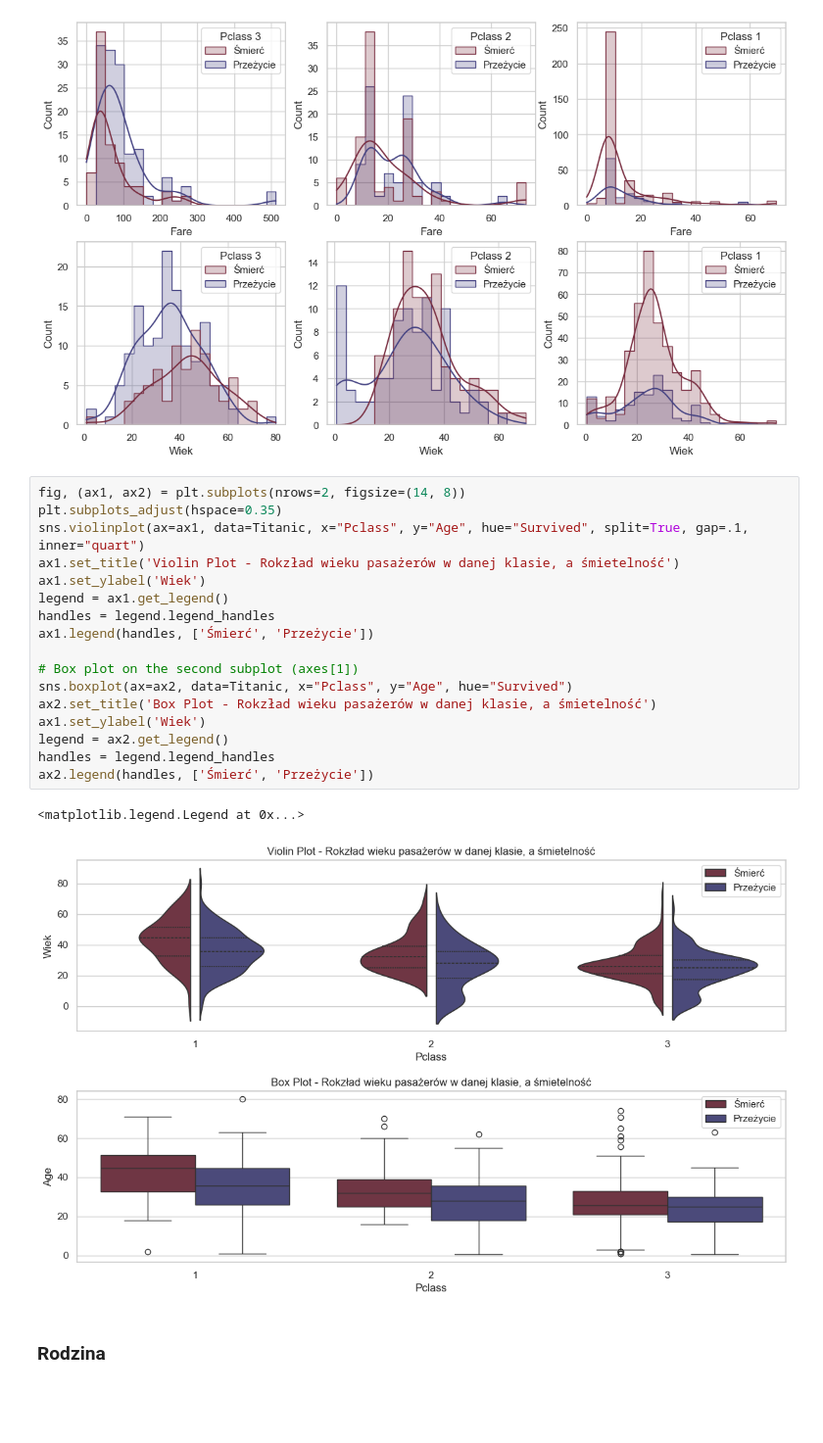
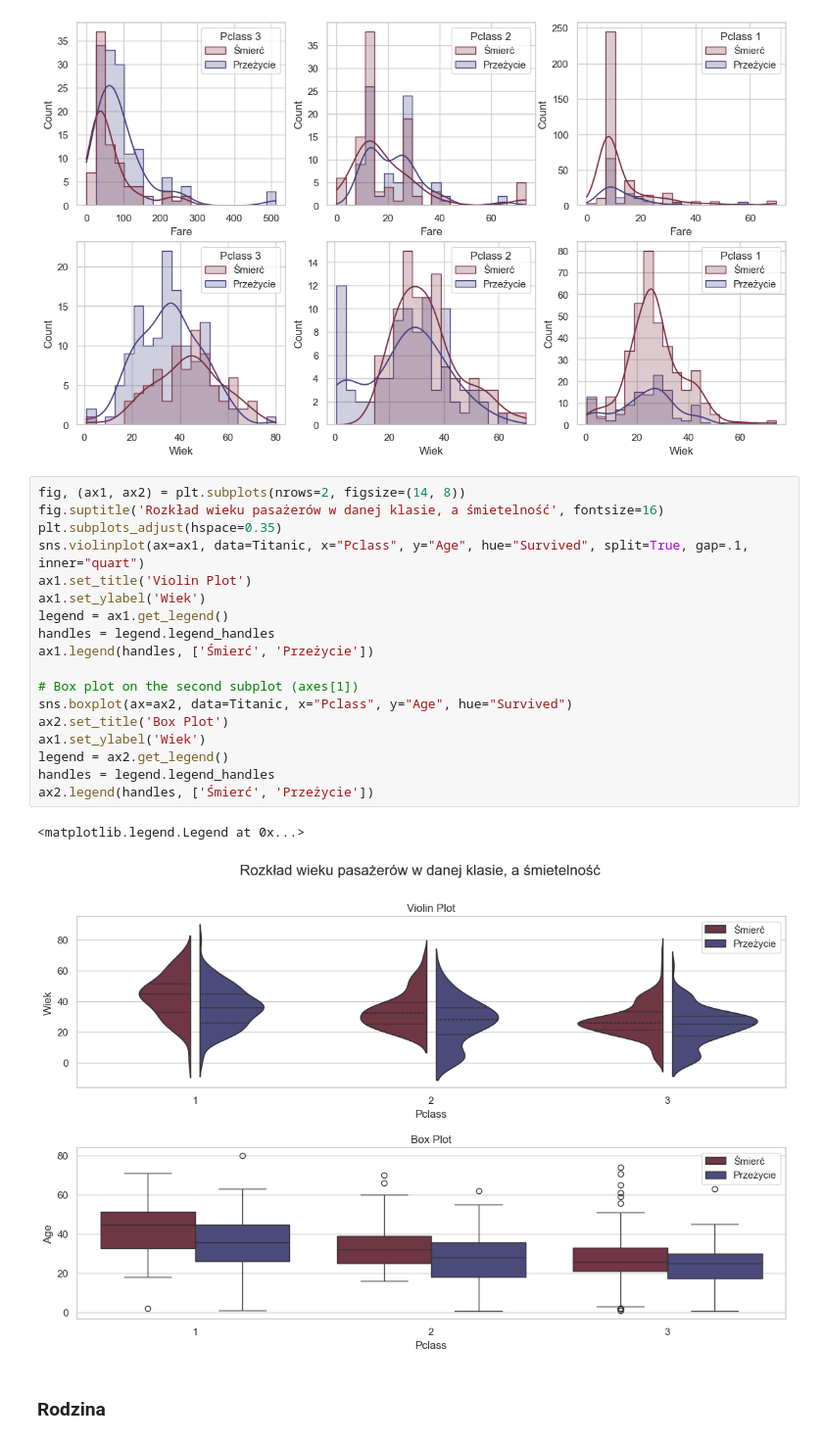
Before and after one commit to Dominik-Sidorczuk/Dominik-Projects, a Jupyter notebook: Titanic/Titanic.ipynb, the cells around one changed output. Shown at 98% size. Saved outputs shown, nothing was run; the diff lists cells and outputs as text; blank space fills up the shorter version.

```diff
--- a/Titanic/Titanic.ipynb
+++ b/Titanic/Titanic.ipynb
@@ -456,24 +456,25 @@ for i in range(3):
 [figure]
 # %%
 fig, (ax1, ax2) = plt.subplots(nrows=2, figsize=(14, 8))
+fig.suptitle('Rozkład wieku pasażerów w danej klasie, a śmietelność', fontsize=16)
 plt.subplots_adjust(hspace=0.35)
 sns.violinplot(ax=ax1, data=Titanic, x="Pclass", y="Age", hue="Survived", split=True, gap=.1, inner="quart")
-ax1.set_title('Violin Plot - Rokzład wieku pasażerów w danej klasie, a śmietelność')
+ax1.set_title('Violin Plot')
 ax1.set_ylabel('Wiek')
 legend = ax1.get_legend()
 handles = legend.legend_handles
 ax1.legend(handles, ['Śmierć', 'Przeżycie'])
 
 # Box plot on the second subplot (axes[1])
 sns.boxplot(ax=ax2, data=Titanic, x="Pclass", y="Age", hue="Survived")
-ax2.set_title('Box Plot - Rokzład wieku pasażerów w danej klasie, a śmietelność')
+ax2.set_title('Box Plot')
 ax1.set_ylabel('Wiek')
 legend = ax2.get_legend()
 handles = legend.legend_handles
 ax2.legend(handles, ['Śmierć', 'Przeżycie'])
 # %% [output]
 <matplotlib.legend.Legend at 0x...>
-[figure, old version]
+[figure, new version]
 # %% [markdown]
 ### Rodzina
 # %%
```
Also changed, not shown: parts of 8 cells of this notebook, 1 other file.
